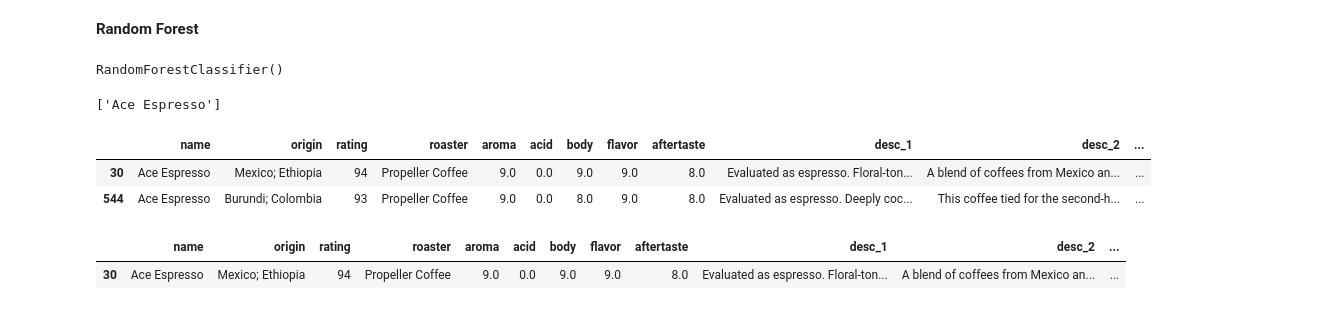
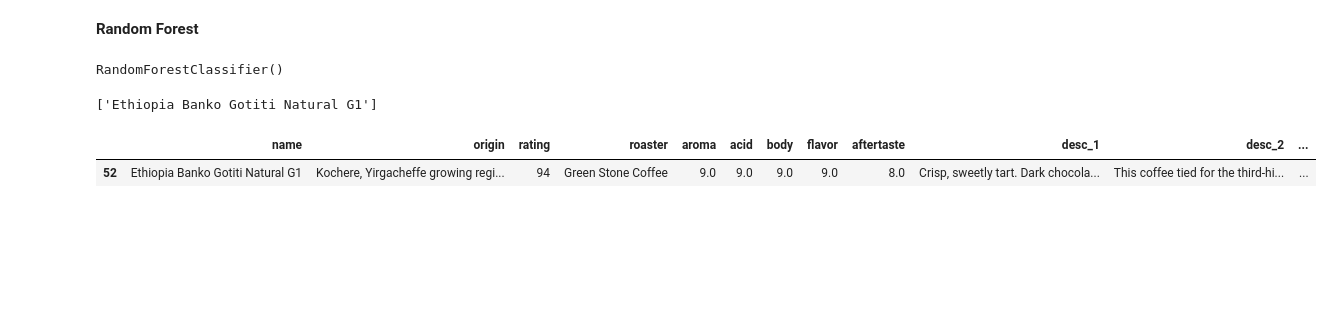
Before and after one commit to Hanifanta/Capstone_RECCOFFEE, a Jupyter notebook: notebook/reccoffee_filtering.ipynb, the cells around one changed output. Drawn from its saved outputs; the diff is of its cells as text; code cells hidden in the pictures; blank space fills up the shorter version.

```diff
--- a/notebook/reccoffee_filtering.ipynb
+++ b/notebook/reccoffee_filtering.ipynb
@@ -114,18 +94,12 @@ model_3.fit(X.values, y)
 # %% [output]
 RandomForestClassifier()
 # %%
-rf_pred = model_2.predict([[9.0, 0.0, 9.0, 9.0, 8.0]])
+rf_pred = model_2.predict([[9.0, 9.0, 9.0, 9.0, 8.0]])
 print(rf_pred)
 # %% [output]
-['Ace Espresso']
+['Ethiopia Banko Gotiti Natural G1']
 # %%
-coffee[coffee['name'] == 'Ace Espresso']
+coffee[coffee['name'] == 'Ethiopia Banko Gotiti Natural G1']
 # %% [output]
 |  | name | origin | rating | roaster | aroma | acid | body | flavor | aftertaste | desc_1 | desc_2 | ... |
-| 30 | Ace Espresso | Mexico; Ethiopia | 94 | Propeller Coffee | 9.0 | 0.0 | 9.0 | 9.0 | 8.0 | Evaluated as espresso. Floral-ton... | A blend of coffees from Mexico an... | ... |
-| 544 | Ace Espresso | Burundi; Colombia | 93 | Propeller Coffee | 9.0 | 0.0 | 8.0 | 9.0 | 8.0 | Evaluated as espresso. Deeply coc... | This coffee tied for the second-h... | ... |
+| 52 | Ethiopia Banko Gotiti Natural G1 | Kochere, Yirgacheffe growing regi... | 94 | Green Stone Coffee | 9.0 | 9.0 | 9.0 | 9.0 | 8.0 | Crisp, sweetly tart. Dark chocola... | This coffee tied for the third-hi... | ... |
-# %%
-coffee[(coffee['name'] == 'Ace Espresso') & (coffee['aroma'] == 9.0) & (coffee['acid'] == 0.0) & (coffee['body'] == 9.0) & (coffee['flavor'] == 9.0) & (coffee['aftertaste'] == 8.0)]
-# %% [output]
-|  | name | origin | rating | roaster | aroma | acid | body | flavor | aftertaste | desc_1 | desc_2 | ... |
-| 30 | Ace Espresso | Mexico; Ethiopia | 94 | Propeller Coffee | 9.0 | 0.0 | 9.0 | 9.0 | 8.0 | Evaluated as espresso. Floral-ton... | A blend of coffees from Mexico an... | ... |
```
Also changed, not shown: parts of 6 cells of this notebook.
